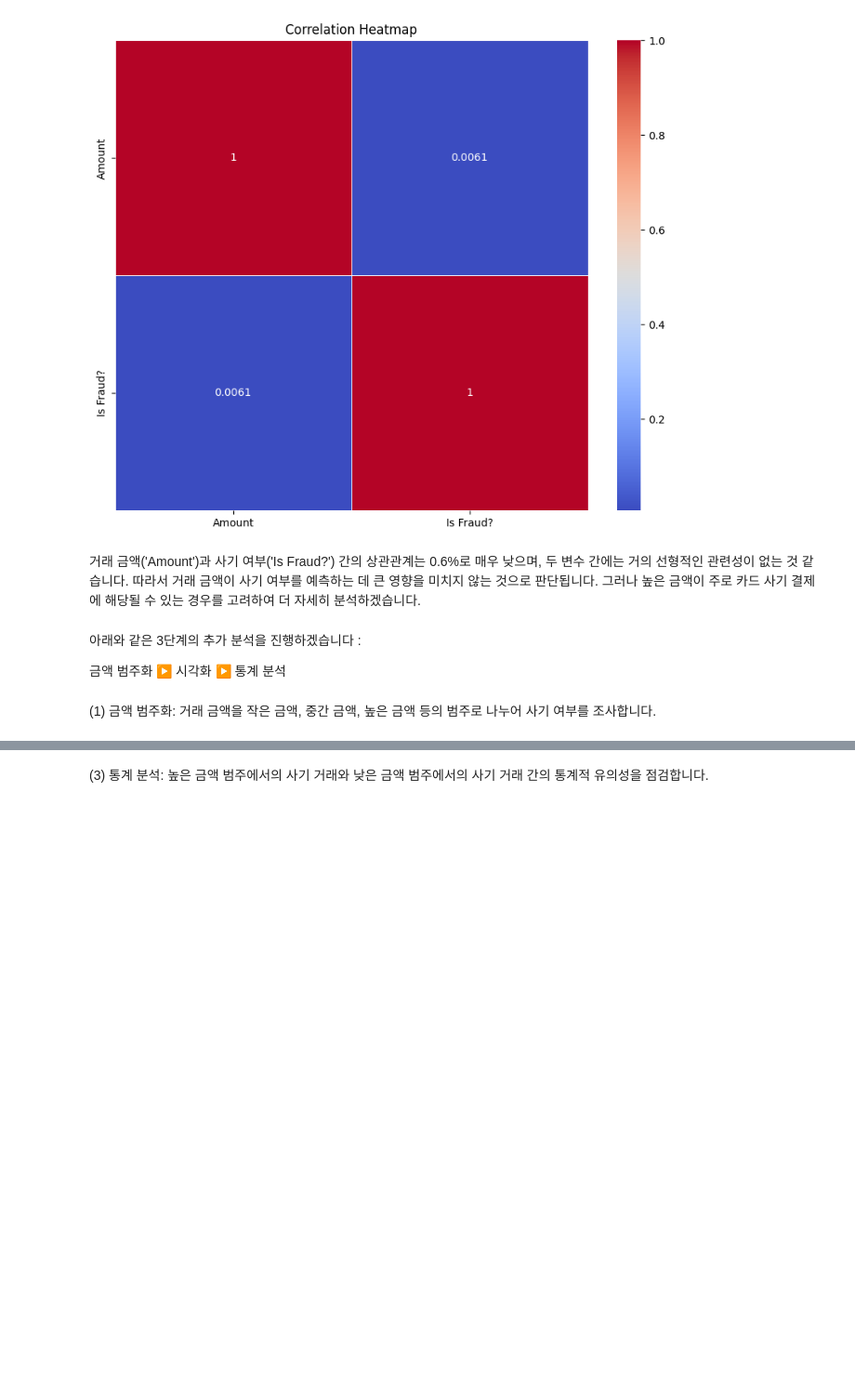
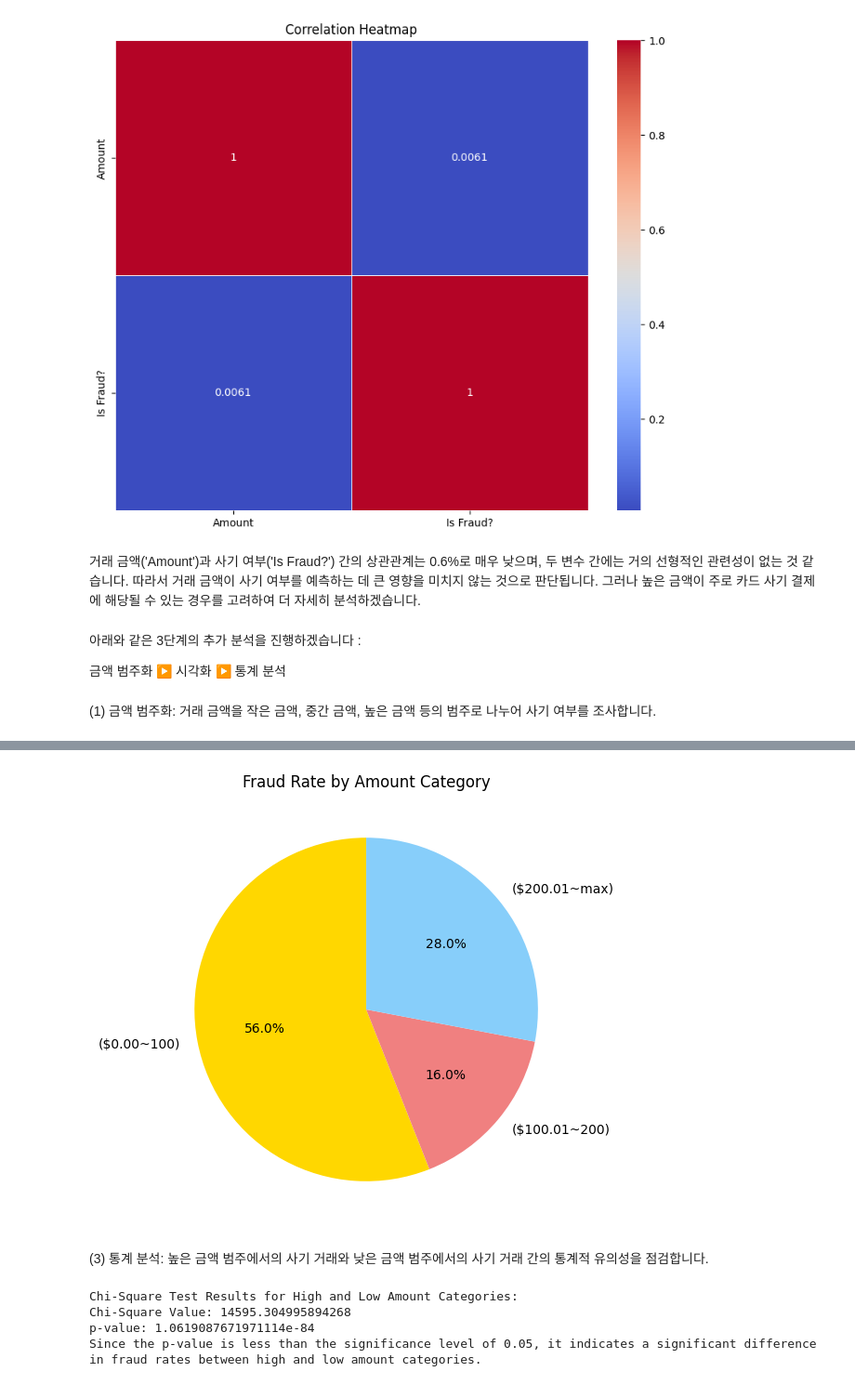
Before and after one commit to pixelwizard2/GuardianPay---Protecting-Against-Lost-Card-and-Copied-Card-Transactions, a Jupyter notebook: GuardianPay_code_(한국어).ipynb, the cells around one changed output, grey strips where cells are left out. Shown at 93% size. Cells and saved outputs as stored; diff of their text form; code cells hidden in the pictures; blank space fills up the shorter version.

```diff
--- a/GuardianPay_code_(한국어).ipynb
+++ b/GuardianPay_code_(한국어).ipynb
@@ -221,2 +221,38 @@ See the caveats in the documentation: https://pandas.pydata.org/pandas-docs/stab
+# %%
+# 금액 범주와 사기 여부 간의 테이블 생성
+contingency_table = pd.crosstab(analyzed_data['Amount Category'], analyzed_data['Is Fraud?'])
+
+# 카이제곱 검정 수행
+chi2, p, _, _ = chi2_contingency(contingency_table)
+
+# 시각화: 원 그래프로 표현
+plt.figure(figsize=(6, 6))
+plt.pie(contingency_table[1], labels=contingency_table.index, autopct='%1.1f%%', startangle=90, colors=['gold', 'lightcoral', 'lightskyblue'])
+plt.title('Fraud Rate by Amount Category')
+plt.show()
+# %% [output]
+[figure, added]
 # %% [markdown]
 (3) 통계 분석: 높은 금액 범주에서의 사기 거래와 낮은 금액 범주에서의 사기 거래 간의 통계적 유의성을 점검합니다.
+# %%
+from scipy.stats import chi2_contingency
+
+# 높은 금액 범주와 낮은 금액 범주에서의 사기 여부 간의 통계적 유의성 검정
+contingency_table = pd.crosstab(merged_data['Amount'], merged_data['Is Fraud?'])
+chi2, p, _, _ = chi2_contingency(contingency_table)
+
+# 결과 출력
+print("Chi-Square Test Results for High and Low Amount Categories:")
+print(f"Chi-Square Value: {chi2}")
+print(f"p-value: {p}")
+
+# 결과 해석
+if p < 0.05:
+    print("Since the p-value is less than the significance level of 0.05, it indicates a significant difference in fraud rates between high and low amount categories.")
+else:
+    print("Since the p-value is greater than the significance level of 0.05, there is no significant difference in fraud rates between high and low amount categories.")
+# %% [output]
+Chi-Square Test Results for High and Low Amount Categories:
+Chi-Square Value: 14595.304995894268
+p-value: 1.0619087671971114e-84
+Since the p-value is less than the significance level of 0.05, it indicates a significant difference in fraud rates between high and low amount categories.
```
Also changed, not shown: parts of 3 cells of this notebook.
